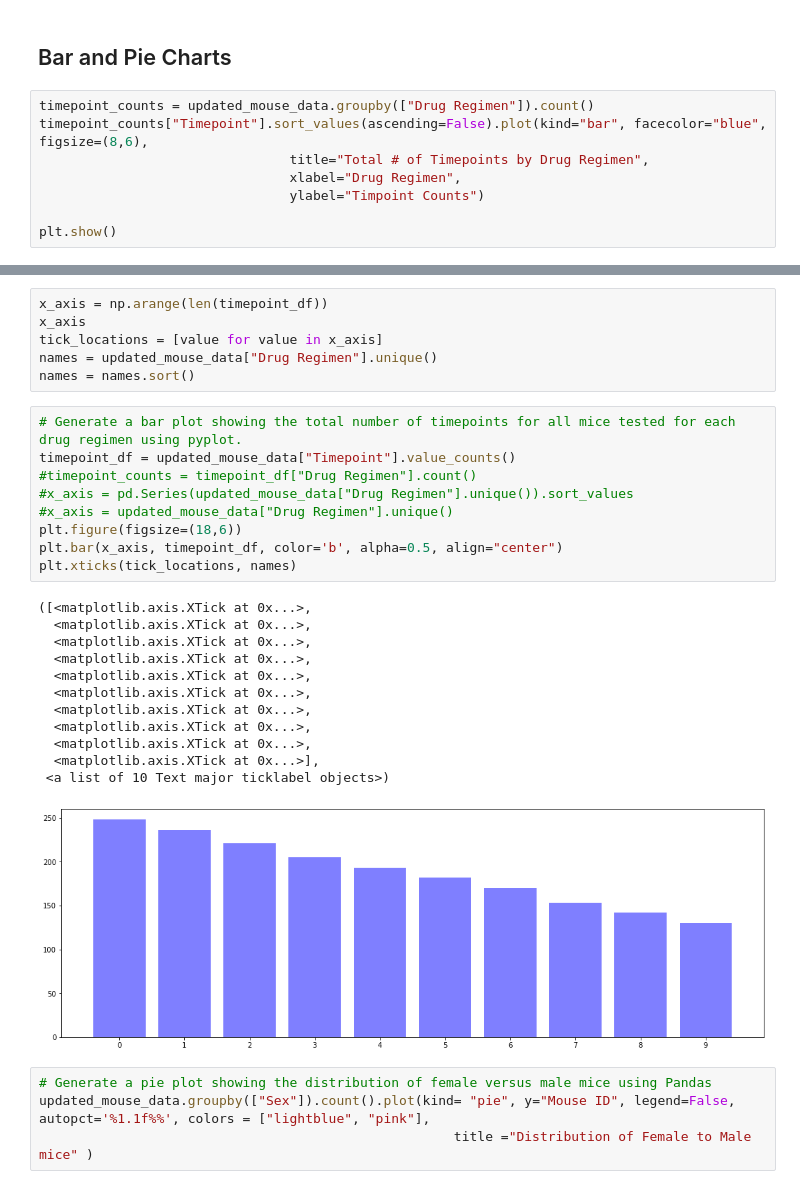
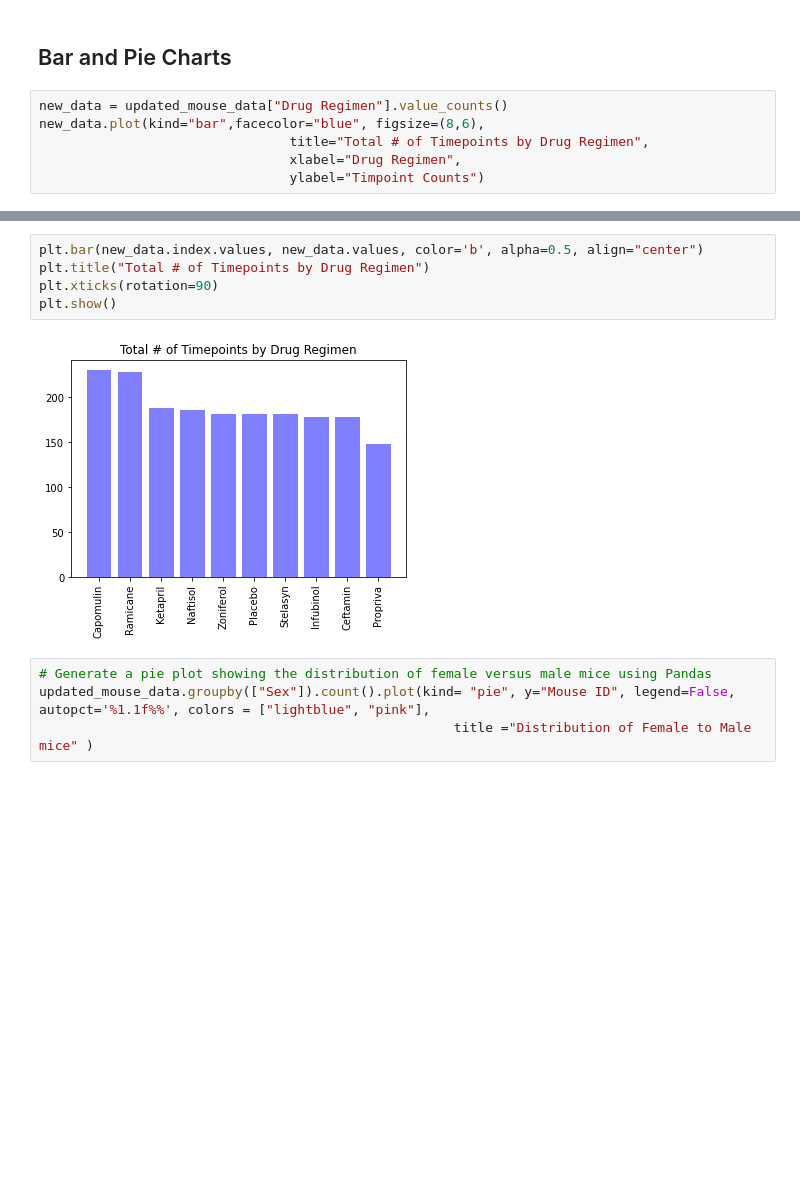
Before and after one commit to HBodden/Pymaceuticals---Module-5-Challenge, a Jupyter notebook: pymaceuticals_starter.ipynb, the cells around one changed output, grey strips where cells are left out. Drawn from its saved outputs; the diff is of its cells as text; blank space fills up the shorter version.

```diff
--- a/pymaceuticals_starter.ipynb
+++ b/pymaceuticals_starter.ipynb
@@ -109,11 +109,9 @@ summary_stats_df2.head()
 # %% [markdown]
 ## Bar and Pie Charts
 # %%
-timepoint_counts = updated_mouse_data.groupby(["Drug Regimen"]).count()
-timepoint_counts["Timepoint"].sort_values(ascending=False).plot(kind="bar", facecolor="blue", figsize=(8,6),
+new_data = updated_mouse_data["Drug Regimen"].value_counts()
+new_data.plot(kind="bar",facecolor="blue", figsize=(8,6),
                                 title="Total # of Timepoints by Drug Regimen",
                                 xlabel="Drug Regimen",
                                 ylabel="Timpoint Counts")
-
-plt.show()
 # %% [output]
@@ -120,32 +119,11 @@ plt.show()
 [figure]
-# %%
-x_axis = np.arange(len(timepoint_df))
-x_axis
-tick_locations = [value for value in x_axis]
-names = updated_mouse_data["Drug Regimen"].unique()
-names = names.sort()
-# %%
-# Generate a bar plot showing the total number of timepoints for all mice tested for each drug regimen using pyplot.
-timepoint_df = updated_mouse_data["Timepoint"].value_counts()
-#timepoint_counts = timepoint_df["Drug Regimen"].count()
-#x_axis = pd.Series(updated_mouse_data["Drug Regimen"].unique()).sort_values
-#x_axis = updated_mouse_data["Drug Regimen"].unique()
-plt.figure(figsize=(18,6))
-plt.bar(x_axis, timepoint_df, color='b', alpha=0.5, align="center")
-plt.xticks(tick_locations, names)
-# %% [output]
-([<matplotlib.axis.XTick at 0x...>,
-  <matplotlib.axis.XTick at 0x...>,
-  <matplotlib.axis.XTick at 0x...>,
-  <matplotlib.axis.XTick at 0x...>,
-  <matplotlib.axis.XTick at 0x...>,
-  <matplotlib.axis.XTick at 0x...>,
-  <matplotlib.axis.XTick at 0x...>,
-  <matplotlib.axis.XTick at 0x...>,
-  <matplotlib.axis.XTick at 0x...>,
-  <matplotlib.axis.XTick at 0x...>],
- <a list of 10 Text major ticklabel objects>)
-[figure, removed]
+# %%
+plt.bar(new_data.index.values, new_data.values, color='b', alpha=0.5, align="center")
+plt.title("Total # of Timepoints by Drug Regimen")
+plt.xticks(rotation=90)
+plt.show()
+# %% [output]
+[figure, added]
 # %%
 # Generate a pie plot showing the distribution of female versus male mice using Pandas
 updated_mouse_data.groupby(["Sex"]).count().plot(kind= "pie", y="Mouse ID", legend=False, autopct='%1.1f%%', colors = ["lightblue", "pink"],
```
Also changed, not shown: parts of 4 cells of this notebook.
